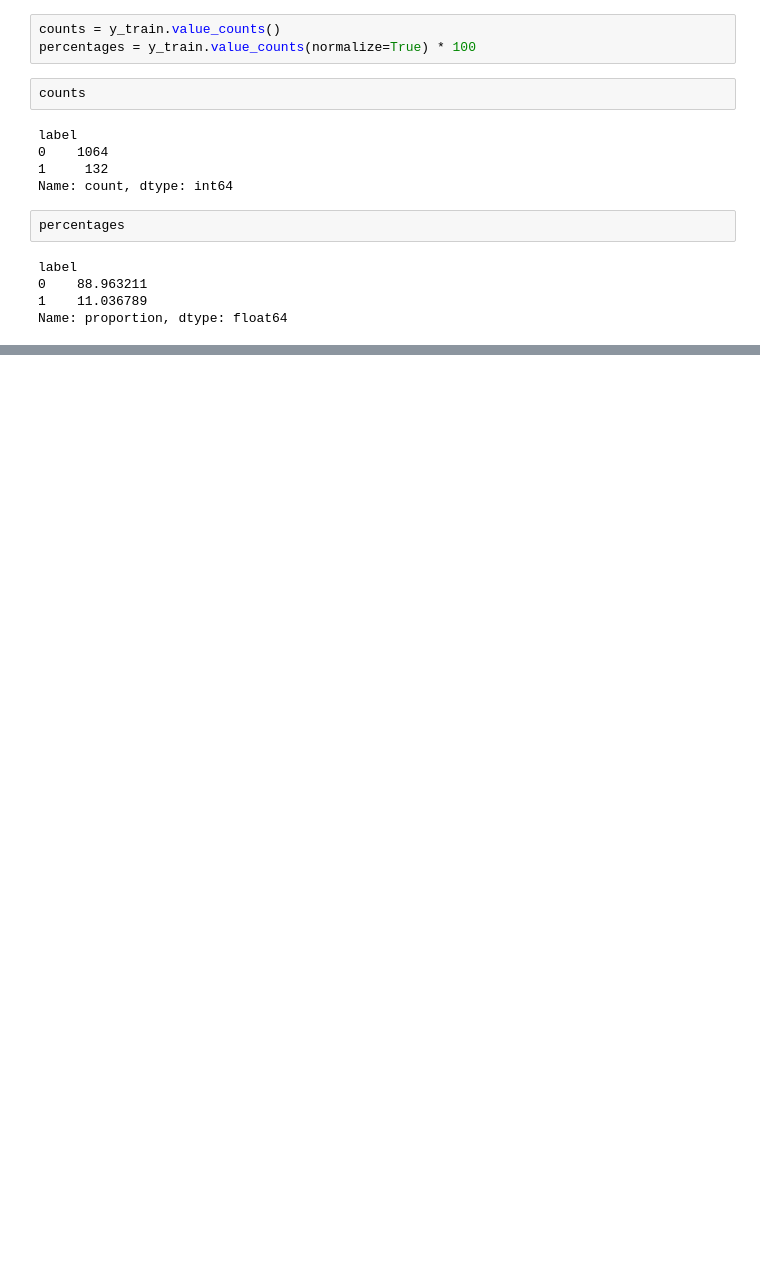
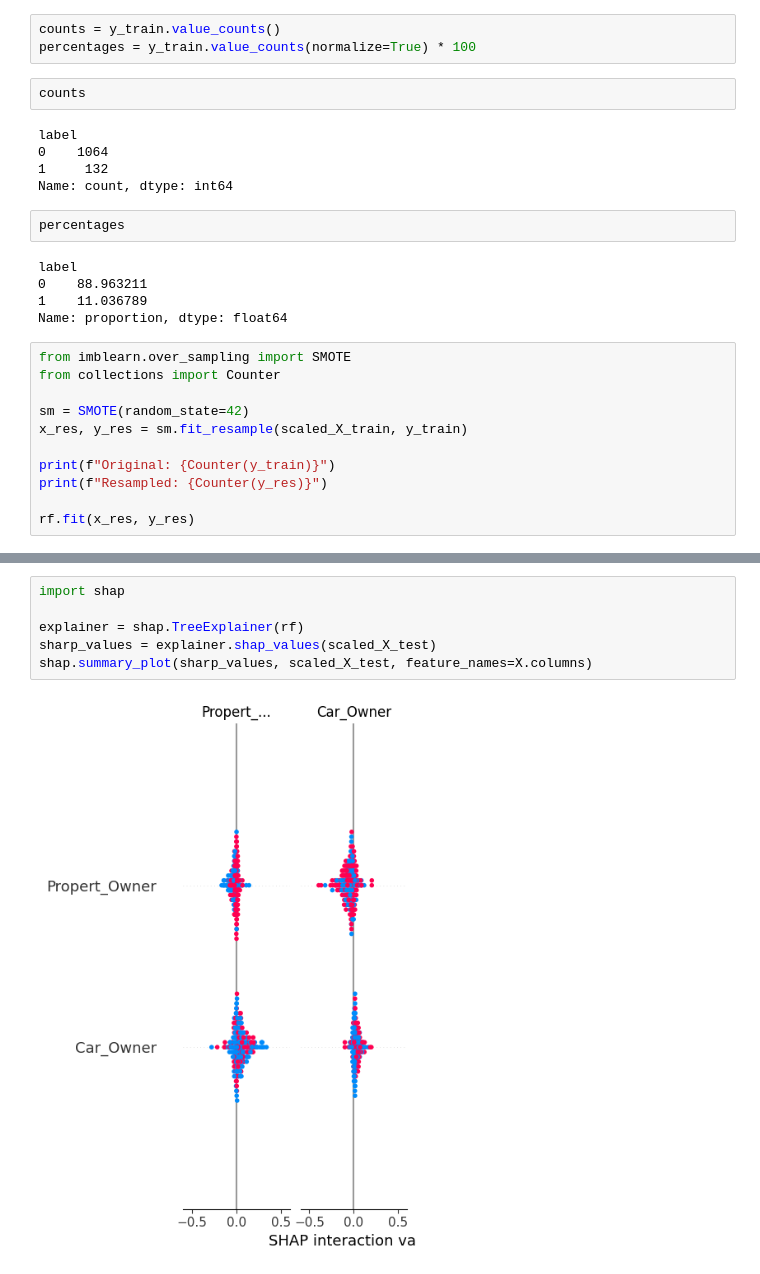
Before and after one commit to bey7717/Finance-Projects, a Jupyter notebook: analysis.ipynb, the cells around one changed output, grey strips where cells are left out. Cells and saved outputs as stored; diff of their text form; blank space fills up the shorter version.

```diff
--- a/analysis.ipynb
+++ b/analysis.ipynb
@@ -415,3 +417,14 @@ label
 0    88.963211
 1    11.036789
 Name: proportion, dtype: float64
+# %%
+from imblearn.over_sampling import SMOTE
+from collections import Counter
+
+sm = SMOTE(random_state=42)
+x_res, y_res = sm.fit_resample(scaled_X_train, y_train)
+
+print(f"Original: {Counter(y_train)}")
+print(f"Resampled: {Counter(y_res)}")
+
+rf.fit(x_res, y_res)
@@ -417,0 +466,8 @@ Name: proportion, dtype: float64
+# %%
+import shap
+
+explainer = shap.TreeExplainer(rf)
+sharp_values = explainer.shap_values(scaled_X_test)
+shap.summary_plot(sharp_values, scaled_X_test, feature_names=X.columns)
+# %% [output]
+[figure, added]
```
Also changed, not shown: parts of 11 cells of this notebook, 33 other files.
